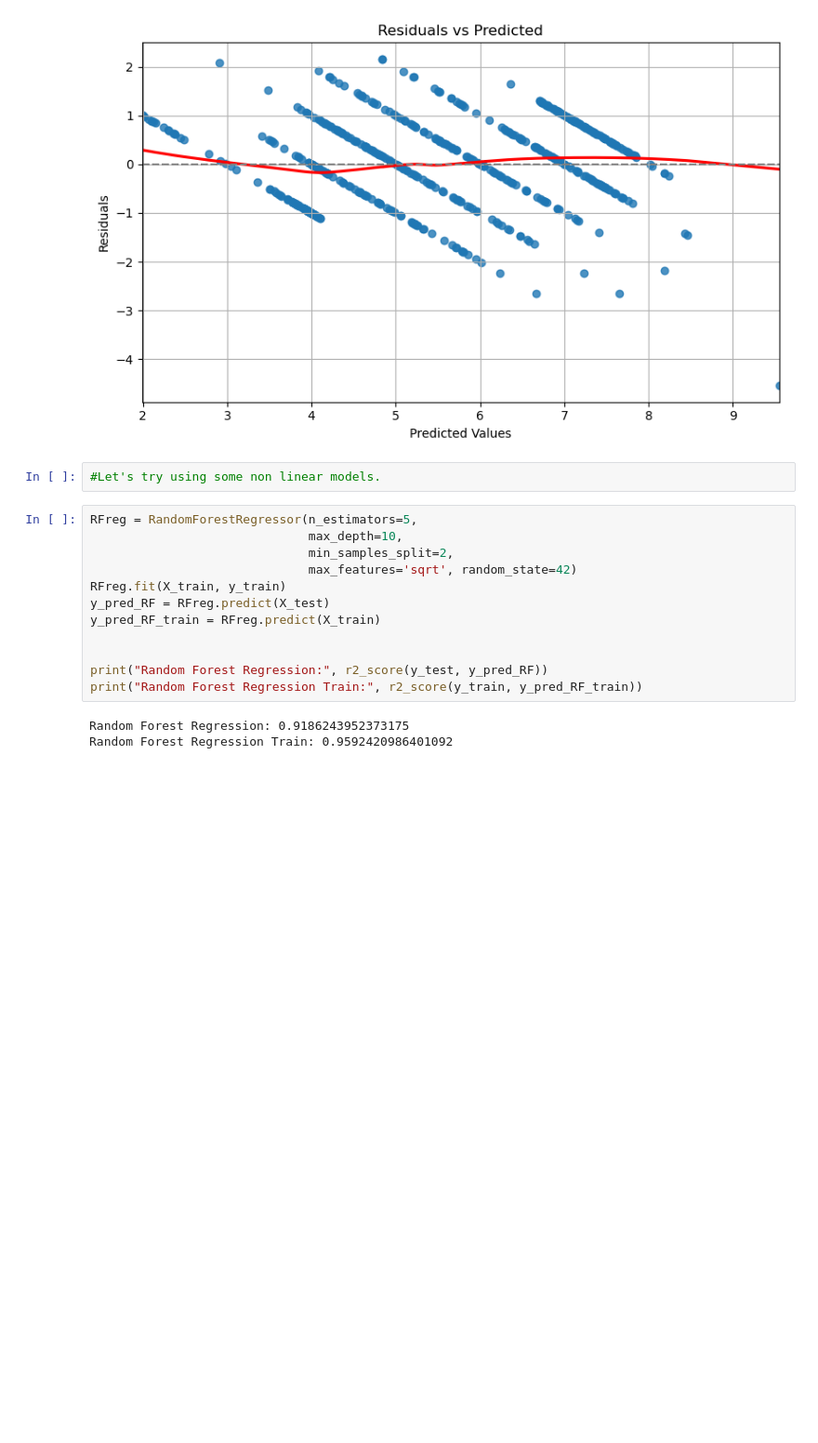
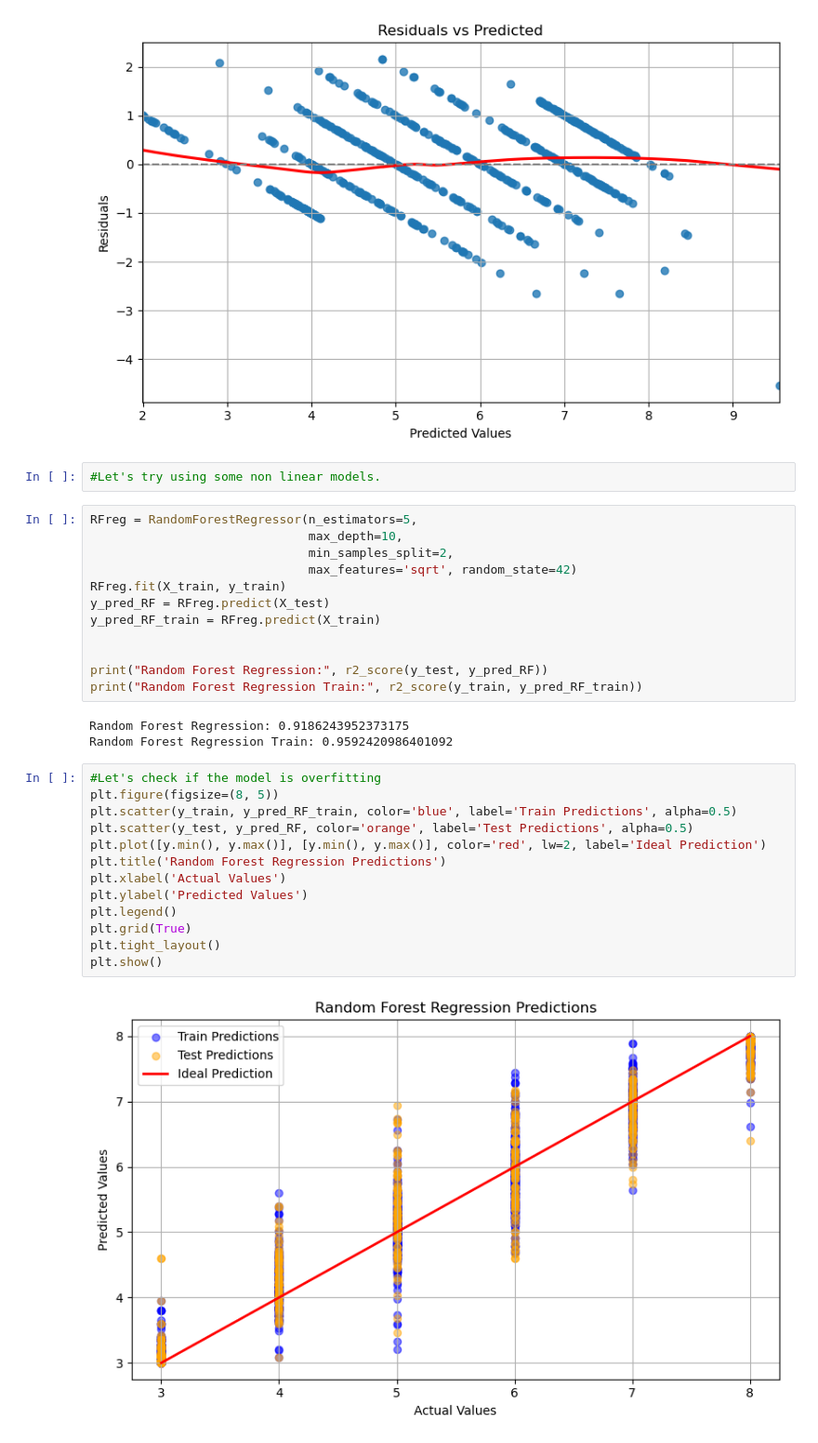
Before and after one commit to marcel0501/Wine, a Jupyter notebook: Project.ipynb, the cells around one changed output. Shown at 93% size. Saved outputs shown, nothing was run; the diff lists cells and outputs as text; blank space fills up the shorter version.

```diff
--- a/Project.ipynb
+++ b/Project.ipynb
@@ -127,3 +127,18 @@ print("Random Forest Regression Train:", r2_score(y_train, y_pred_RF_train))
 # %% [output]
 Random Forest Regression: 0.9186243952373175
 Random Forest Regression Train: 0.9592420986401092
+# %%
+#Let's check if the model is overfitting
+plt.figure(figsize=(8, 5))
+plt.scatter(y_train, y_pred_RF_train, color='blue', label='Train Predictions', alpha=0.5)
+plt.scatter(y_test, y_pred_RF, color='orange', label='Test Predictions', alpha=0.5)
+plt.plot([y.min(), y.max()], [y.min(), y.max()], color='red', lw=2, label='Ideal Prediction')
+plt.title('Random Forest Regression Predictions')
+plt.xlabel('Actual Values')
+plt.ylabel('Predicted Values')
+plt.legend()
+plt.grid(True)
+plt.tight_layout()
+plt.show()
+# %% [output]
+[figure, added]
```
Also changed, not shown: parts of 3 cells of this notebook.
